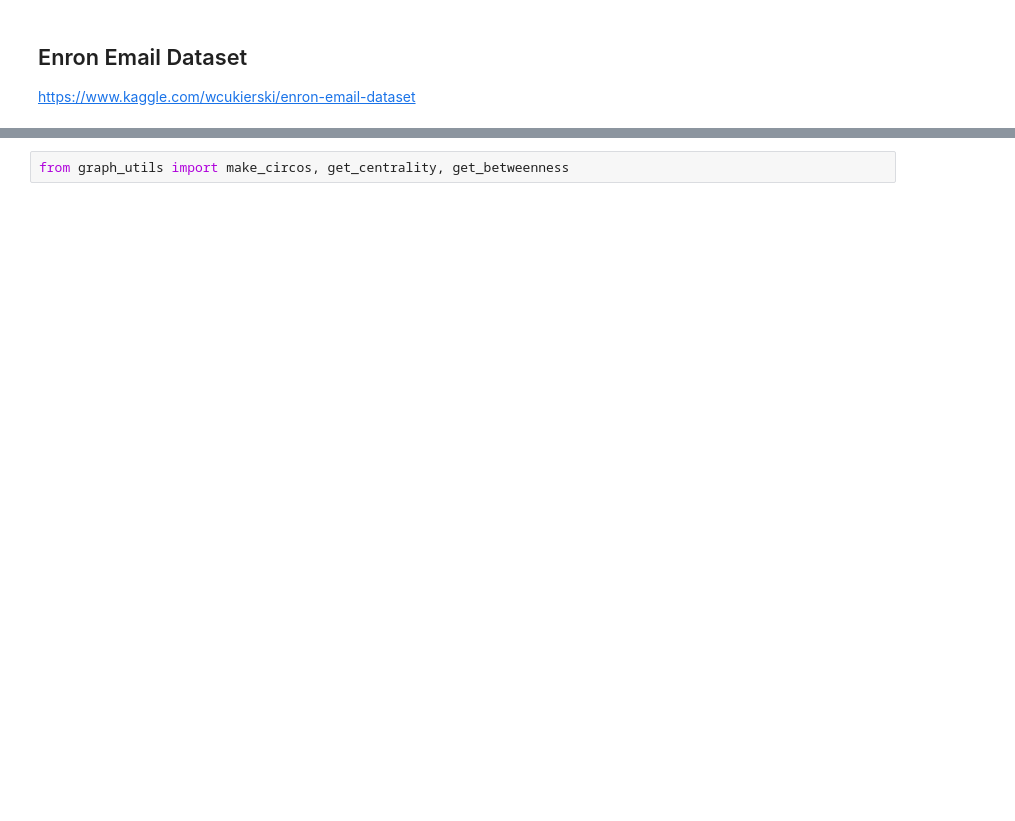
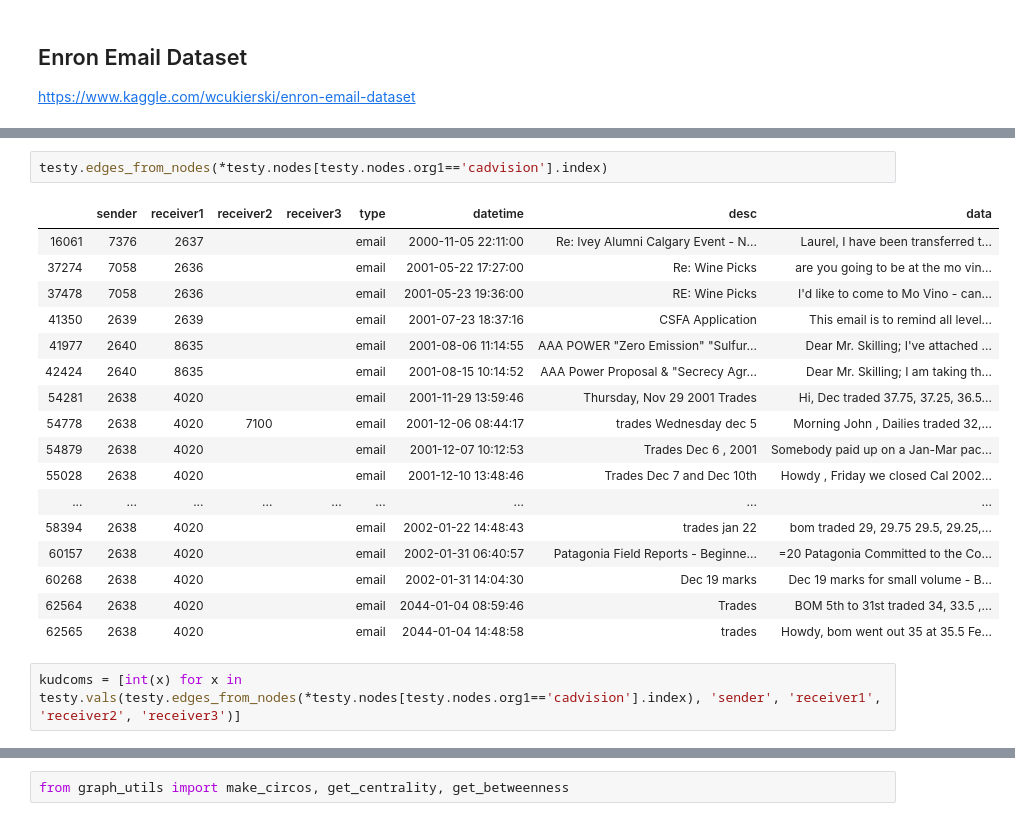
Before and after one commit to q1park/enron-emails, a Jupyter notebook: Example.ipynb, the cells around one changed output, grey strips where cells are left out. Saved outputs shown, nothing was run; the diff lists cells and outputs as text; blank space fills up the shorter version.

```diff
--- a/Example.ipynb
+++ b/Example.ipynb
@@ -14,0 +549,22 @@ data = pd.read_csv('data/enron/emails_small.csv').fillna('')
+# %%
+testy.edges_from_nodes(*testy.nodes[testy.nodes.org1=='cadvision'].index)
+# %% [output]
+|  | sender | receiver1 | receiver2 | receiver3 | type | datetime | desc | data |
+| 16061 | 7376 | 2637 |  |  | email | 2000-11-05 22:11:00 | Re: Ivey Alumni Calgary Event - N... | Laurel, I have been transferred t... |
+| 37274 | 7058 | 2636 |  |  | email | 2001-05-22 17:27:00 | Re: Wine Picks | are you going to be at the mo vin... |
+| 37478 | 7058 | 2636 |  |  | email | 2001-05-23 19:36:00 | RE: Wine Picks | I'd like to come to Mo Vino - can... |
+| 41350 | 2639 | 2639 |  |  | email | 2001-07-23 18:37:16 | CSFA Application | This email is to remind all level... |
+| 41977 | 2640 | 8635 |  |  | email | 2001-08-06 11:14:55 | AAA POWER "Zero Emission" "Sulfur... | Dear Mr. Skilling; I've attached ... |
+| 42424 | 2640 | 8635 |  |  | email | 2001-08-15 10:14:52 | AAA Power Proposal & "Secrecy Agr... | Dear Mr. Skilling; I am taking th... |
+| 54281 | 2638 | 4020 |  |  | email | 2001-11-29 13:59:46 | Thursday, Nov 29 2001 Trades | Hi, Dec traded 37.75, 37.25, 36.5... |
+| 54778 | 2638 | 4020 | 7100 |  | email | 2001-12-06 08:44:17 | trades Wednesday dec 5 | Morning John , Dailies traded 32,... |
+| 54879 | 2638 | 4020 |  |  | email | 2001-12-07 10:12:53 | Trades Dec 6 , 2001 | Somebody paid up on a Jan-Mar pac... |
+| 55028 | 2638 | 4020 |  |  | email | 2001-12-10 13:48:46 | Trades Dec 7 and Dec 10th | Howdy , Friday we closed Cal 2002... |
+| ... | ... | ... | ... | ... | ... | ... | ... | ... |
+| 58394 | 2638 | 4020 |  |  | email | 2002-01-22 14:48:43 | trades jan 22 | bom traded 29, 29.75 29.5, 29.25,... |
+| 60157 | 2638 | 4020 |  |  | email | 2002-01-31 06:40:57 | Patagonia Field Reports - Beginne... | =20 Patagonia Committed to the Co... |
+| 60268 | 2638 | 4020 |  |  | email | 2002-01-31 14:04:30 | Dec 19 marks | Dec 19 marks for small volume - B... |
+| 62564 | 2638 | 4020 |  |  | email | 2044-01-04 08:59:46 | Trades | BOM 5th to 31st traded 34, 33.5 ,... |
+| 62565 | 2638 | 4020 |  |  | email | 2044-01-04 14:48:58 | trades | Howdy, bom went out 35 at 35.5 Fe... |
+# %%
+kudcoms = [int(x) for x in testy.vals(testy.edges_from_nodes(*testy.nodes[testy.nodes.org1=='cadvision'].index), 'sender', 'receiver1', 'receiver2', 'receiver3')]
```
Also changed, not shown: parts of 104 cells of this notebook, 11 other files.
